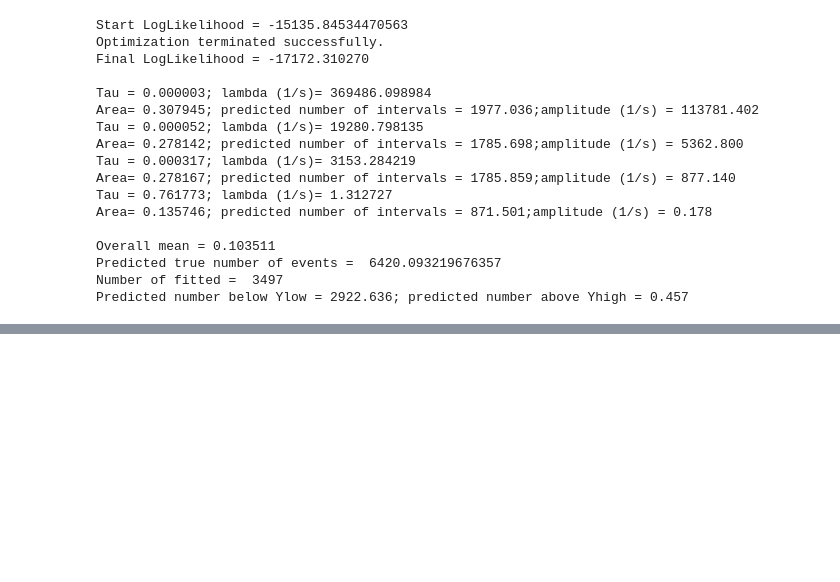
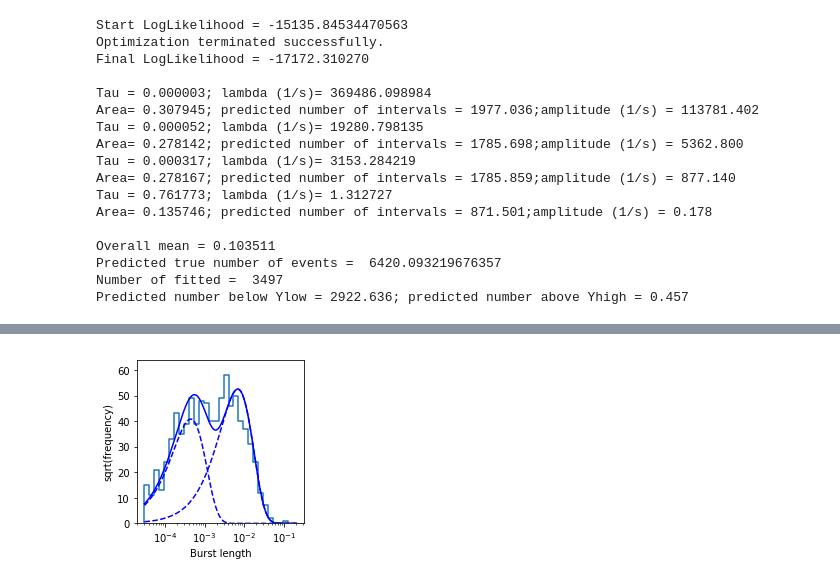
Before and after one commit to remislp/EKDIST, a Jupyter notebook: EKDIST_example.ipynb, the cells around one changed output, grey strips where cells are left out. Saved outputs shown, nothing was run; the diff lists cells and outputs as text; code cells hidden in the pictures; blank space fills up the shorter version.

```diff
--- a/EKDIST_example.ipynb
+++ b/EKDIST_example.ipynb
@@ -124,0 +143,4 @@ fig = ekplot.histogram_xlog_ysqrt_data(rec.shint, rec.tres, fitpars=result2.x, x
+# %%
+tau3, area3 = [4e-4, 1e-2], [0.5]
+result3 = eklib.fit_exponentials(tau3, area3, blength)
+eklib.print_exps(result3.x, blength)
@@ -124,0 +161,4 @@ fig = ekplot.histogram_xlog_ysqrt_data(rec.shint, rec.tres, fitpars=result2.x, x
+# %%
+fig = ekplot.histogram_xlog_ysqrt_data(blength, rec.tres, fitpars=result3.x, xlabel='Burst length')
+# %% [output]
+[figure, added]
```
Also changed, not shown: parts of 6 cells of this notebook, 2 other files.
